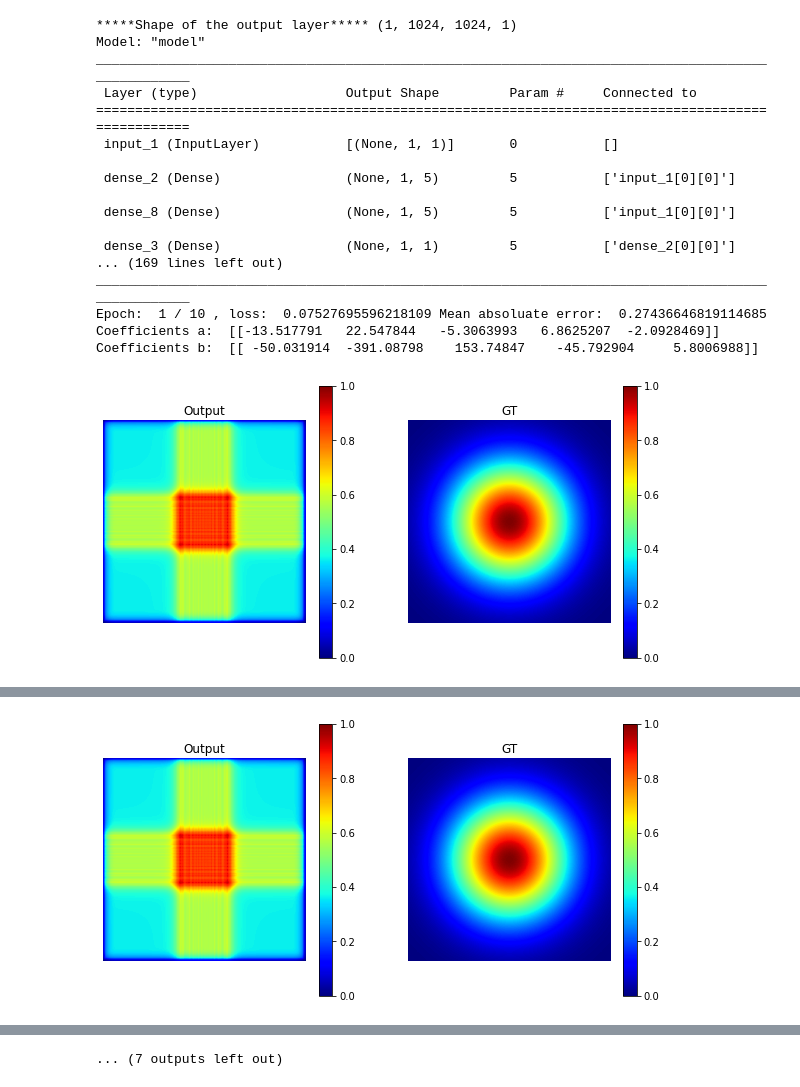
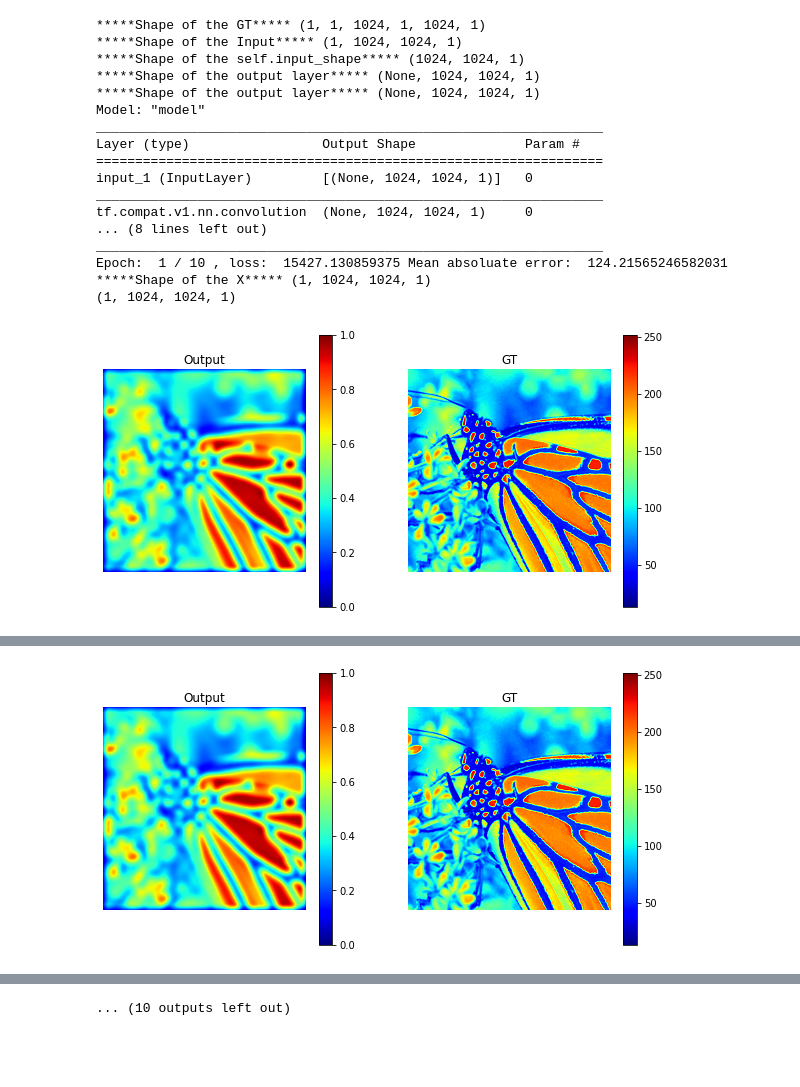
Before and after one commit to KangningZhang/Doublet-MetaLens-for-EDOF, a Jupyter notebook: Demo/Doublet_Metalens_EDOF.ipynb, the cells around one changed output, grey strips where cells are left out. Saved outputs shown, nothing was run; the diff lists cells and outputs as text; code cells hidden in the pictures; blank space fills up the shorter version.

```diff
--- a/Demo/Doublet_Metalens_EDOF.ipynb
+++ b/Demo/Doublet_Metalens_EDOF.ipynb
@@ -16,3 +29,11 @@ print(tf.__version__)
+# %%
+from PIL import Image
+
+# open method used to open different extension image file
+im = Image.open(r"C:/Users/rome/Downloads/Compressed Imaging-20230611T071736Z-001/Compressed Imaging/data_test/Monarch1024.tif")
+
+# This method will show image in any image viewer
+im.show()
 # %%
 ### This version is for forward model testing, and non-trainable
 class Doublet_Metalens_EDOF:
@@ -67,7 +88,7 @@ class Doublet_Metalens_EDOF:
             plt.show()
             return PHI_FL
 
-        #inputs = Input(shape=(1,1))
+        inputs = Input(shape=(1,1))
         ### Aperture Meta-lens
         a = Dense(5,use_bias=False,kernel_initializer =Constant([-13.5078, 22.5578, -5.3161, 6.8526, -2.1028]))(inputs) # See Table S1
         PHI_AL = phi_AL(a, R_AL, S)
@@ -100,12 +121,12 @@ class Doublet_Metalens_EDOF:
         PSF_FL = Lambda(tf.signal.fft2d)(Phase_FL*Lambda(backend.exp)(tf.dtypes.complex(np.zeros_like(PHI_FL), 3.141592653/lambda_d/z2*(X*X+Y*Y))))
         PSF_FL = Lambda(backend.abs)(PSF_FL)
         PSF_FL = PSF_FL*PSF_FL
-        fft_length = PSF_AL.shape[0]
+        fft_length = PSF_FL.shape[0]
         PSF_final = np.zeros([fft_length,fft_length]) # Fourer Transform
-        PSF_final[0:int(fft_length/2),int(fft_length/2):fft_length] = PSF_AL[int(fft_length/2):fft_length,0:int(fft_length/2)]
-        PSF_final[int(fft_length/2):fft_length,int(fft_length/2):fft_length] = PSF_AL[0:int(fft_length/2),0:int(fft_length/2)]
-        PSF_final[0:int(fft_length/2),0:int(fft_length/2)] = PSF_AL[int(fft_length/2):fft_length,int(fft_length/2):fft_length]
-        PSF_final[int(fft_length/2):fft_length,0:int(fft_length/2)] = PSF_AL[0:int(fft_length/2),int(fft_length/2):fft_length]
+        PSF_final[0:int(fft_length/2),int(fft_length/2):fft_length] = PSF_FL[int(fft_length/2):fft_length,0:int(fft_length/2)]
+        PSF_final[int(fft_length/2):fft_length,int(fft_length/2):fft_length] = PSF_FL[0:int(fft_length/2),0:int(fft_length/2)]
+        PSF_final[0:int(fft_length/2),0:int(fft_length/2)] = PSF_FL[int(fft_length/2):fft_length,int(fft_length/2):fft_length]
+        PSF_final[int(fft_length/2):fft_length,0:int(fft_length/2)] = PSF_FL[0:int(fft_length/2),int(fft_length/2):fft_length]
         PSF_FL_final = PSF_final
         PSF_FL_final = np.float32(np.expand_dims(np.expand_dims(PSF_FL_final,2),3))
         u2 = backend.conv2d(u1, PSF_FL_final,strides=1,padding='same',data_format='channels_last',dilation_rate=1)
@@ -113,7 +134,10 @@ class Doublet_Metalens_EDOF:
         return outputs
 # %%
 start_time = time.time()
-Input = np.ones((1,1,1),dtype=np.float32)
+
+Input= np.array(im)
+Input= Input[np.newaxis,:,:,np.newaxis]
+#Input = np.ones((1,1,1),dtype=np.float32)
 output = Doublet_Metalens_EDOF.encoder_forward(Input)
 
 plt.figure(figsize=(5, 5))
@@ -296,48 +334,55 @@ class Doublet_Metalens_EDOF:
 # %%
 def gaus2d(x=0, y=0, mx=0, my=0, sx=2, sy=2):
     return 1. / (2. * 3.141592653 * sx * sy) * np.exp(-((x - mx)**2. / (2. * sx**2.) + (y - my)**2. / (2. * sy**2.)))
 x = np.linspace(-5, 5, num = 1024)
 y = np.linspace(-5, 5, num = 1024)
 x, y = np.meshgrid(x, y) # get 2D variables instead of 1D
-GT = gaus2d(x, y).astype(np.float32) # Here we use a Gaussian Mask as an example of ground truth
-GT = (GT-np.amin(GT))/(np.amax(GT)-np.amin(GT))
+GT= np.array(im)
+GT= GT[np.newaxis,:,:,np.newaxis]
+#GT = gaus2d(x, y).astype(np.float32) # Here we use a Gaussian Mask as an example of ground truth
+#GT = (GT-np.amin(GT))/(np.amax(GT)-np.amin(GT))
+#GT = GT[0:-1:20, 0:-1:20]
 GT = np.expand_dims(np.expand_dims(GT, axis = 2), axis = 0)
+print('*****Shape of the GT*****',GT.shape)
+Input= np.array(im)
+Input= Input[np.newaxis,:,:,np.newaxis]
+#Input = np.ones((1,1,1),dtype=np.float32)
+print('*****Shape of the Input*****',Input.shape)
+model = Doublet_Metalens_EDOF()
 
-Input = np.ones((1,1,1),dtype=np.float32)
-model = Doublet_Metalens_EDOF()
 model.train(Input, GT, epochs=10, batch_size=1)
 '''
 pred = model.predict_on_batch(Input)
 
 plt.figure(figsize=(10, 5))
 plt.subplot(1,2,1)
 plt.imshow(np.squeeze(pred),cmap='gray')
 plt.colorbar()
 plt.title('Output')
 plt.axis('off')
 plt.subplot(1,2,2)
 plt.imshow(np.squeeze(GT),cmap='gray')
 plt.colorbar()
 plt.title('GT')
 plt.axis('off')
 plt.show()
 '''
 # %% [output]
-*****Shape of the output layer***** (1, 1024, 1024, 1)
+*****Shape of the GT***** (1, 1, 1024, 1, 1024, 1)
+*****Shape of the Input***** (1, 1024, 1024, 1)
+*****Shape of the self.input_shape***** (1024, 1024, 1)
+*****Shape of the output layer***** (None, 1024, 1024, 1)
+*****Shape of the output layer***** (None, 1024, 1024, 1)
 Model: "model"
-__________________________________________________________________________________________________
- Layer (type)                   Output Shape         Param #     Connected to
-==================================================================================================
- input_1 (InputLayer)           [(None, 1, 1)]       0           []
-
- dense_2 (Dense)                (None, 1, 5)         5           ['input_1[0][0]']
-
- dense_8 (Dense)                (None, 1, 5)         5           ['input_1[0][0]']
-
- dense_3 (Dense)                (None, 1, 1)         5           ['dense_2[0][0]']
-... (169 lines left out)
-__________________________________________________________________________________________________
-Epoch:  1 / 10 , loss:  0.07527695596218109 Mean absoluate error:  0.27436646819114685
-Coefficients a:  [[-13.517791   22.547844   -5.3063993   6.8625207  -2.0928469]]
-Coefficients b:  [[ -50.031914  -391.08798    153.74847    -45.792904     5.8006988]]
+_________________________________________________________________
+Layer (type)                 Output Shape              Param #
+=================================================================
+input_1 (InputLayer)         [(None, 1024, 1024, 1)]   0
+_________________________________________________________________
+tf.compat.v1.nn.convolution  (None, 1024, 1024, 1)     0
+... (8 lines left out)
+_________________________________________________________________
+Epoch:  1 / 10 , loss:  15427.130859375 Mean absoluate error:  124.21565246582031
+*****Shape of the X***** (1, 1024, 1024, 1)
+(1, 1024, 1024, 1)
-[figure, old version]
+[figure, new version]
@@ -348 +393 @@ Coefficients b:  [[ -50.03966   -391.09253    153.75069    -45.785835     5.8095
-[figure, old version]
+[figure, new version]
@@ -369 +414 @@ Coefficients b:  [[ -50.076298 -391.1262    153.72401   -45.797035    5.822135]]
-... (7 outputs left out)
+... (10 outputs left out)
```
Also changed, not shown: parts of 7 cells of this notebook.
